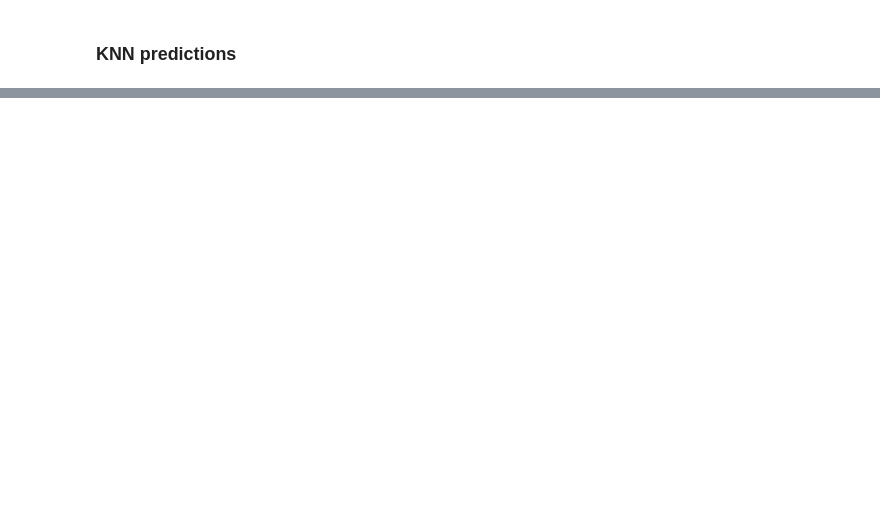
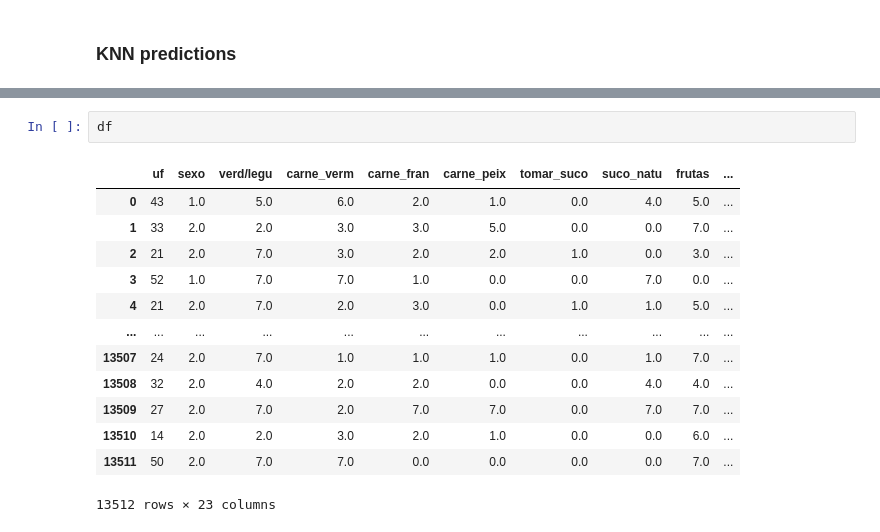
Before and after one commit to ArataKamikaze/DataScience_Class, a Jupyter notebook: data_cleaningv3.ipynb, the cells around one changed output, grey strips where cells are left out. Cells and saved outputs as stored; diff of their text form; blank space fills up the shorter version.

```diff
--- a/data_cleaningv3.ipynb
+++ b/data_cleaningv3.ipynb
@@ -678 +685,17 @@ Acurácia: 0.8771583621114948
+# %%
+df
+# %% [output]
+|  | uf | sexo | verd/legu | carne_verm | carne_fran | carne_peix | tomar_suco | suco_natu | frutas | ... |
+| 0 | 43 | 1.0 | 5.0 | 6.0 | 2.0 | 1.0 | 0.0 | 4.0 | 5.0 | ... |
+| 1 | 33 | 2.0 | 2.0 | 3.0 | 3.0 | 5.0 | 0.0 | 0.0 | 7.0 | ... |
+| 2 | 21 | 2.0 | 7.0 | 3.0 | 2.0 | 2.0 | 1.0 | 0.0 | 3.0 | ... |
+| 3 | 52 | 1.0 | 7.0 | 7.0 | 1.0 | 0.0 | 0.0 | 7.0 | 0.0 | ... |
+| 4 | 21 | 2.0 | 7.0 | 2.0 | 3.0 | 0.0 | 1.0 | 1.0 | 5.0 | ... |
+| ... | ... | ... | ... | ... | ... | ... | ... | ... | ... | ... |
+| 13507 | 24 | 2.0 | 7.0 | 1.0 | 1.0 | 1.0 | 0.0 | 1.0 | 7.0 | ... |
+| 13508 | 32 | 2.0 | 4.0 | 2.0 | 2.0 | 0.0 | 0.0 | 4.0 | 4.0 | ... |
+| 13509 | 27 | 2.0 | 7.0 | 2.0 | 7.0 | 7.0 | 0.0 | 7.0 | 7.0 | ... |
+| 13510 | 14 | 2.0 | 2.0 | 3.0 | 2.0 | 1.0 | 0.0 | 0.0 | 6.0 | ... |
+| 13511 | 50 | 2.0 | 7.0 | 7.0 | 0.0 | 0.0 | 0.0 | 0.0 | 7.0 | ... |
+13512 rows × 23 columns
 # %%
```
Also changed, not shown: parts of 26 cells of this notebook, 2 other files.
